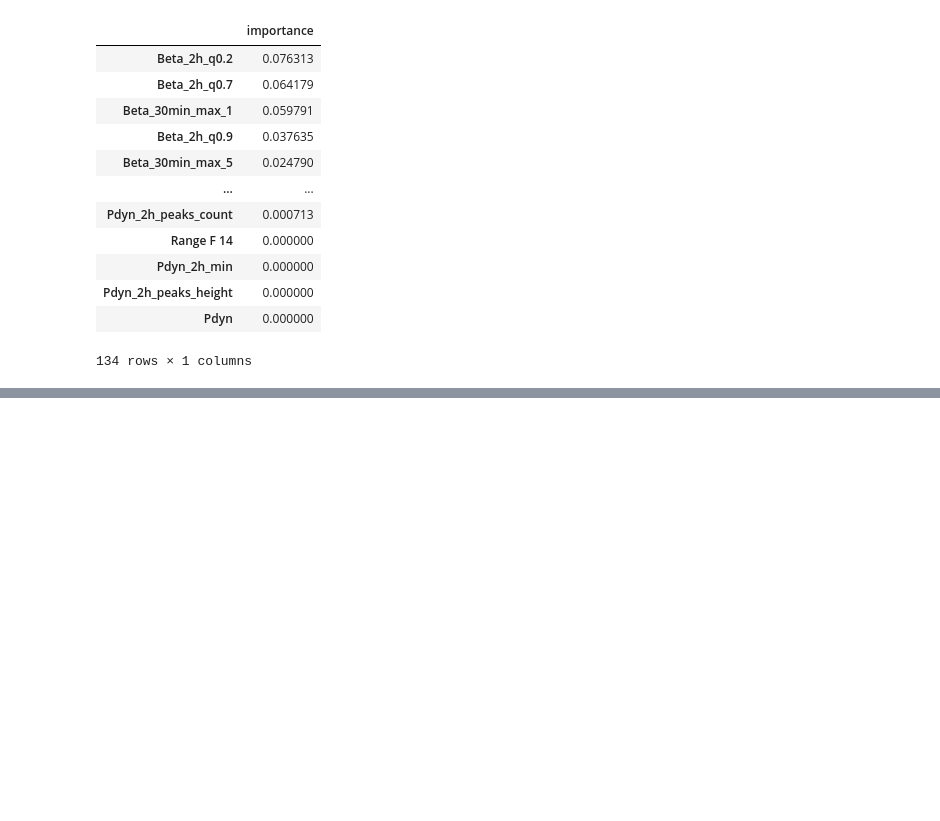
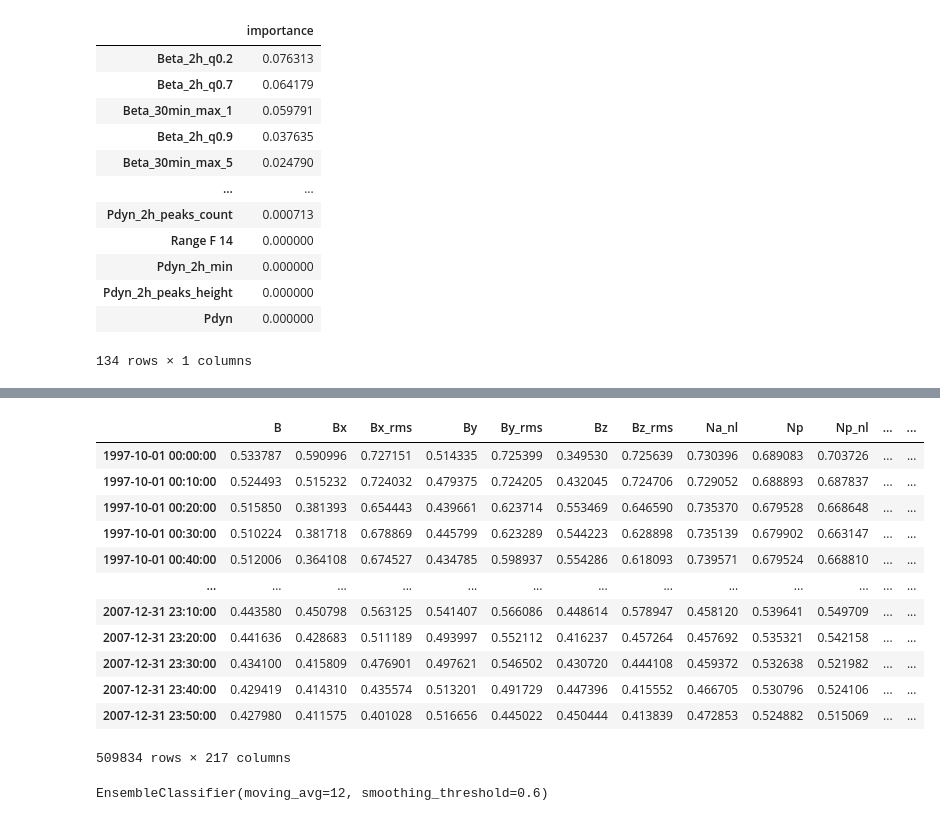
Before and after one commit to AlexandreChaussard/DataCamp-Solar_Wind, a Jupyter notebook: test_environment/playground.ipynb, the cells around one changed output, grey strips where cells are left out. Saved outputs shown, nothing was run; the diff lists cells and outputs as text; code cells hidden in the pictures; blank space fills up the shorter version.

```diff
--- a/test_environment/playground.ipynb
+++ b/test_environment/playground.ipynb
@@ -353,0 +392,23 @@ X_solarstorm.shape[0]/X_train.shape[0]
+# %%
+X_df
+# %% [output]
+|  | B | Bx | Bx_rms | By | By_rms | Bz | Bz_rms | Na_nl | Np | Np_nl | ... | ... |
+| 1997-10-01 00:00:00 | 0.533787 | 0.590996 | 0.727151 | 0.514335 | 0.725399 | 0.349530 | 0.725639 | 0.730396 | 0.689083 | 0.703726 | ... | ... |
+| 1997-10-01 00:10:00 | 0.524493 | 0.515232 | 0.724032 | 0.479375 | 0.724205 | 0.432045 | 0.724706 | 0.729052 | 0.688893 | 0.687837 | ... | ... |
+| 1997-10-01 00:20:00 | 0.515850 | 0.381393 | 0.654443 | 0.439661 | 0.623714 | 0.553469 | 0.646590 | 0.735370 | 0.679528 | 0.668648 | ... | ... |
+| 1997-10-01 00:30:00 | 0.510224 | 0.381718 | 0.678869 | 0.445799 | 0.623289 | 0.544223 | 0.628898 | 0.735139 | 0.679902 | 0.663147 | ... | ... |
+| 1997-10-01 00:40:00 | 0.512006 | 0.364108 | 0.674527 | 0.434785 | 0.598937 | 0.554286 | 0.618093 | 0.739571 | 0.679524 | 0.668810 | ... | ... |
+| ... | ... | ... | ... | ... | ... | ... | ... | ... | ... | ... | ... | ... |
+| 2007-12-31 23:10:00 | 0.443580 | 0.450798 | 0.563125 | 0.541407 | 0.566086 | 0.448614 | 0.578947 | 0.458120 | 0.539641 | 0.549709 | ... | ... |
+| 2007-12-31 23:20:00 | 0.441636 | 0.428683 | 0.511189 | 0.493997 | 0.552112 | 0.416237 | 0.457264 | 0.457692 | 0.535321 | 0.542158 | ... | ... |
+| 2007-12-31 23:30:00 | 0.434100 | 0.415809 | 0.476901 | 0.497621 | 0.546502 | 0.430720 | 0.444108 | 0.459372 | 0.532638 | 0.521982 | ... | ... |
+| 2007-12-31 23:40:00 | 0.429419 | 0.414310 | 0.435574 | 0.513201 | 0.491729 | 0.447396 | 0.415552 | 0.466705 | 0.530796 | 0.524106 | ... | ... |
+| 2007-12-31 23:50:00 | 0.427980 | 0.411575 | 0.401028 | 0.516656 | 0.445022 | 0.450444 | 0.413839 | 0.472853 | 0.524882 | 0.515069 | ... | ... |
+509834 rows × 217 columns
+# %%
+import test_environment.classifiers.ensemble.estimator as ensemble
+
+model = ensemble.EnsembleClassifier(moving_avg=12, smoothing_threshold=0.6)
+model.fit(X_df, y_train)
+# %% [output]
+EnsembleClassifier(moving_avg=12, smoothing_threshold=0.6)
```
Also changed, not shown: parts of 8 cells of this notebook, 7 other files.
